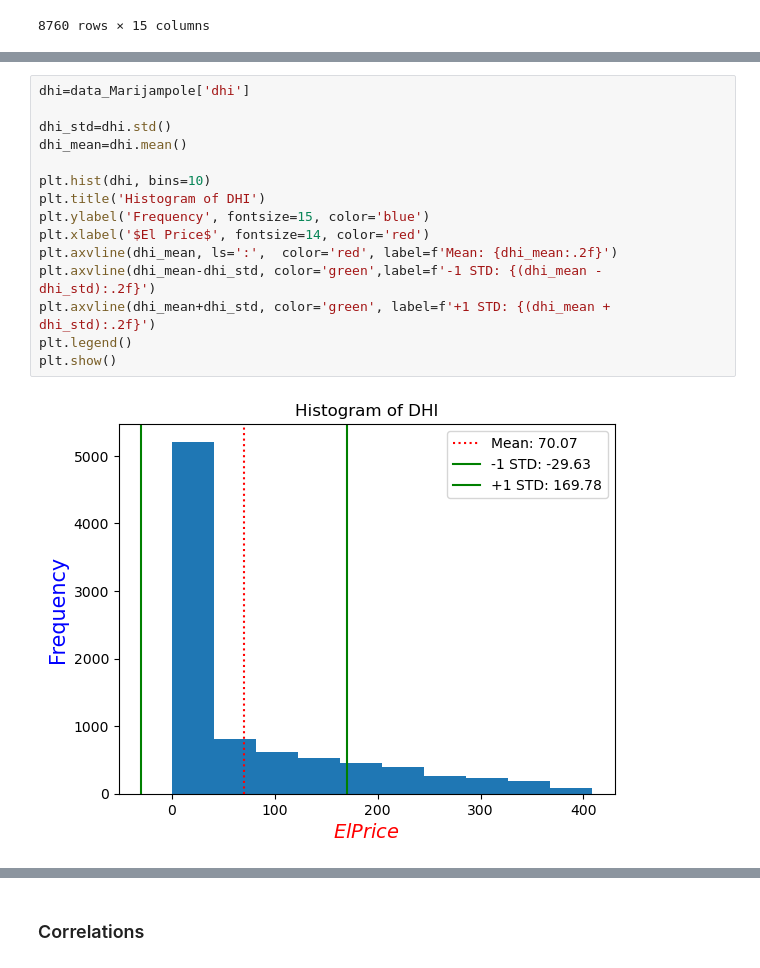
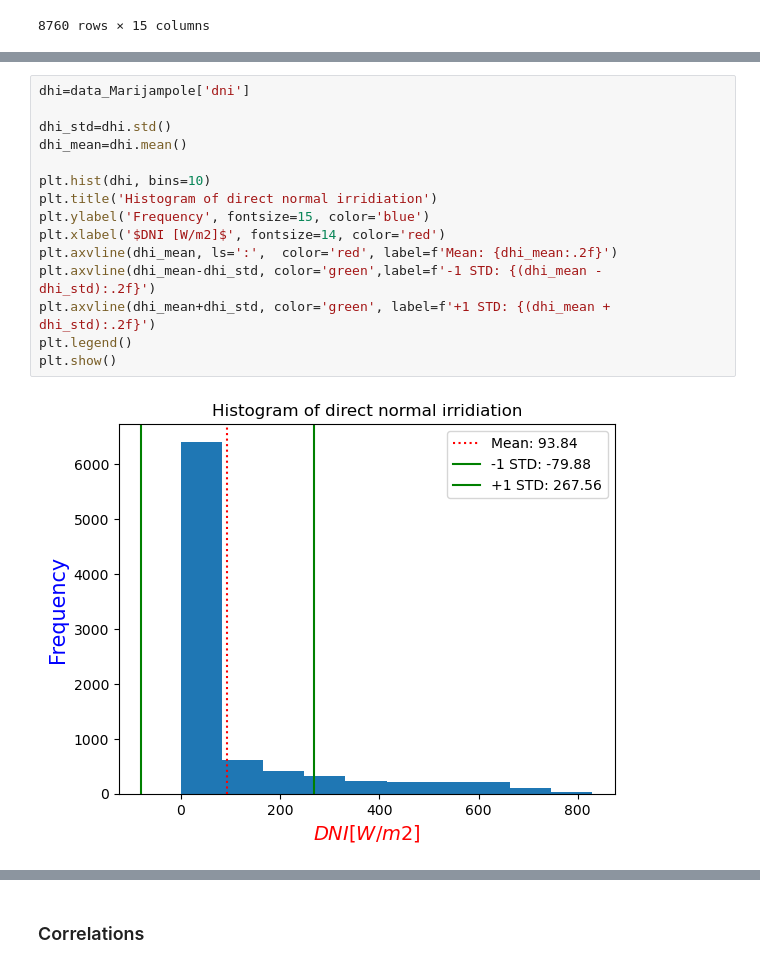
Before and after one commit to Katrine-Hagenau/Hydesign, a Jupyter notebook: docs/notebooks/Graphs_part1.ipynb, the cells around one changed output, grey strips where cells are left out. Saved outputs shown, nothing was run; the diff lists cells and outputs as text.

Commit message:
graphs

```diff
--- a/docs/notebooks/Graphs_part1.ipynb
+++ b/docs/notebooks/Graphs_part1.ipynb
@@ -57,20 +57,20 @@ plt.show()
 # %%
-dhi=data_Marijampole['dhi']
+dhi=data_Marijampole['dni']
 
 dhi_std=dhi.std()
 dhi_mean=dhi.mean()
 
 plt.hist(dhi, bins=10)
-plt.title('Histogram of DHI')
+plt.title('Histogram of direct normal irridiation')
 plt.ylabel('Frequency', fontsize=15, color='blue')
-plt.xlabel('$El Price$', fontsize=14, color='red')
+plt.xlabel('$DNI [W/m2]$', fontsize=14, color='red')
 plt.axvline(dhi_mean, ls=':',  color='red', label=f'Mean: {dhi_mean:.2f}')
 plt.axvline(dhi_mean-dhi_std, color='green',label=f'-1 STD: {(dhi_mean - dhi_std):.2f}')
 plt.axvline(dhi_mean+dhi_std, color='green', label=f'+1 STD: {(dhi_mean + dhi_std):.2f}')
 plt.legend()
 plt.show()
 # %% [output]
-[figure, old version]
+[figure, new version]
 # %%
 ws_150 = data_Marijampole['WS_150']
 
```
Also changed, not shown: parts of 2 cells of this notebook.
